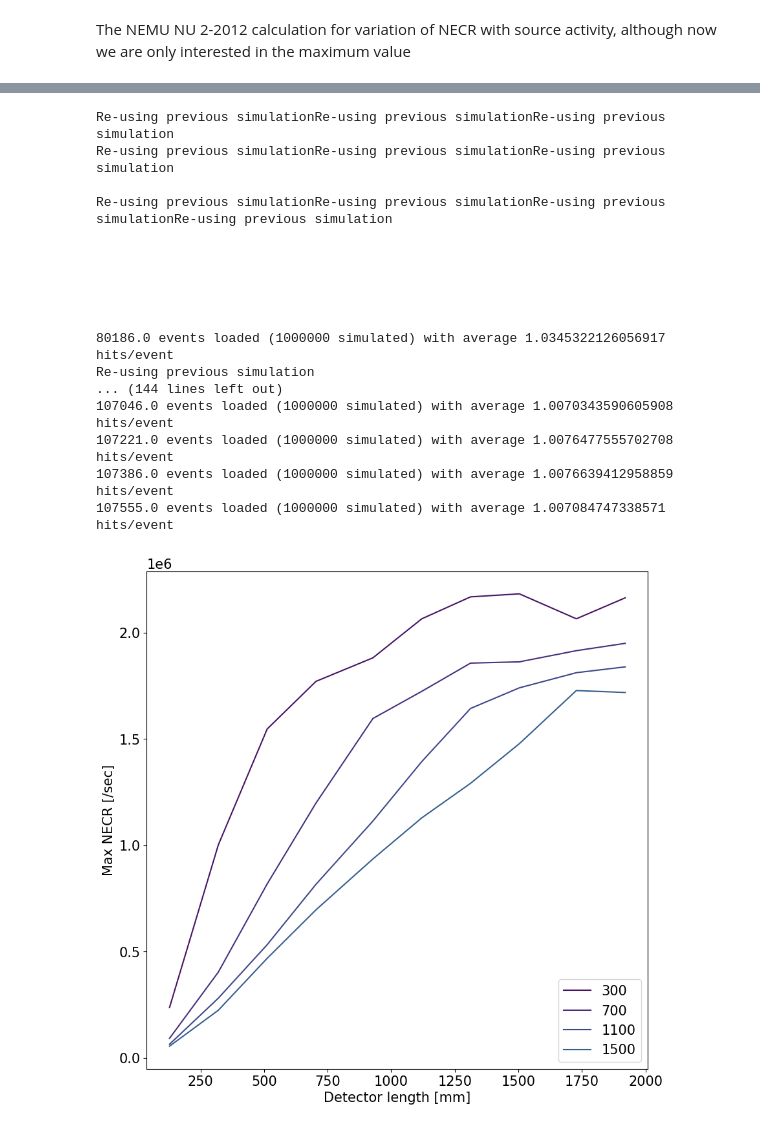
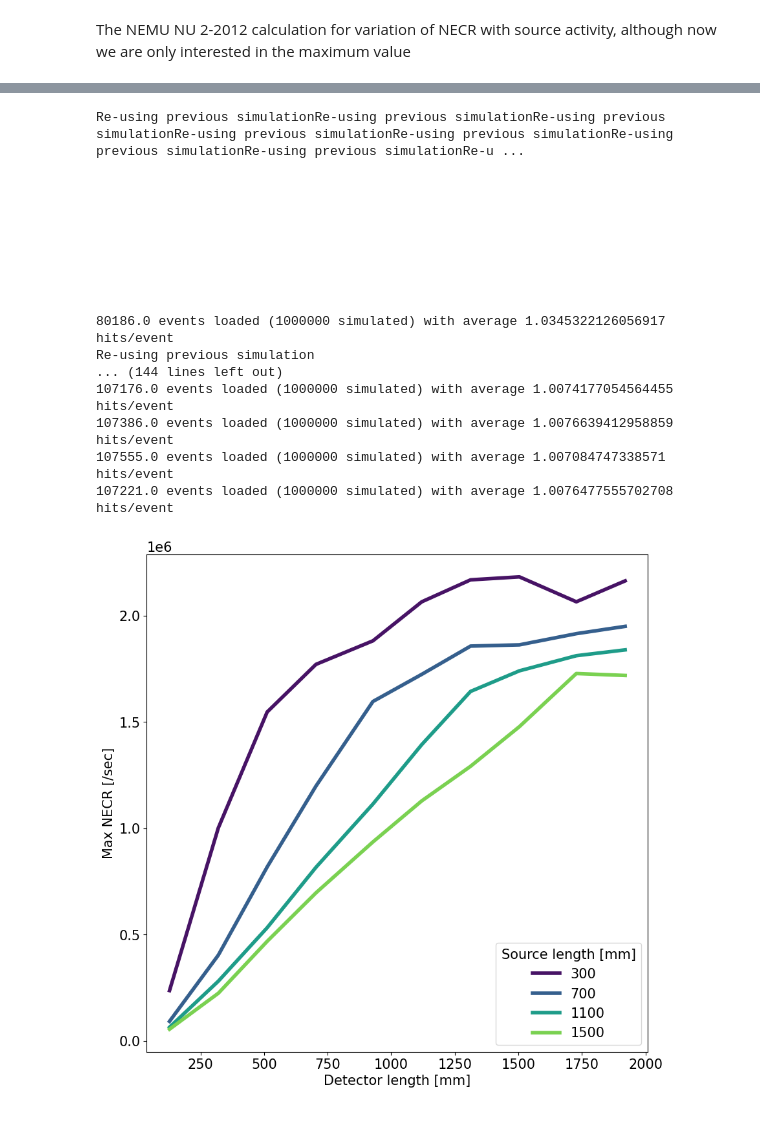
Before and after one commit to bwynneHEP/SimplePetScanner, a Jupyter notebook: analysis/NECRversusLength.ipynb, the cells around one changed output, grey strips where cells are left out. Cells and saved outputs as stored; diff of their text form; code cells hidden in the pictures.

Commit message:
Added the comparison to linear scaling. Plot prettifying

```diff
--- a/analysis/NECRversusLength.ipynb
+++ b/analysis/NECRversusLength.ipynb
@@ -8,7 +8,7 @@ import random
 import numpy as np
 import matplotlib.pyplot as mpl
 myColours=[]
-for colour in mpl.cm.viridis( np.linspace( 0.05, 0.8, 10 ) ):
+for colour in mpl.cm.viridis( np.linspace( 0.05, 0.8, 4 ) ):
     myColours.append( colour )
 mpl.rcParams['axes.prop_cycle'] = mpl.cycler(color=myColours)
 
@@ -96,13 +96,13 @@ detectorLengths = []
 maxNECRlines = []
 trialPhantoms = [ 300, 700, 1100, 1500 ]
 for phantomLength in trialPhantoms:
-    detectorLengths, maxNECR = PeakNECRWithLengthMultiprocess( phantomLength )
+    detectorLengths, maxNECR = PeakNECRWithLengthMultiprocess( phantomLength, simulationWindow=1E-3 )
     maxNECRlines.append( maxNECR )
 # %% [output]
-Re-using previous simulationRe-using previous simulationRe-using previous simulation
-Re-using previous simulationRe-using previous simulationRe-using previous simulation
+Re-using previous simulationRe-using previous simulationRe-using previous simulationRe-using previous simulationRe-using previous simulationRe-using previous simulationRe-using previous simulationRe-u ...
 
-Re-using previous simulationRe-using previous simulationRe-using previous simulationRe-using previous simulation
+
+
 
 
 
@@ -112,18 +112,18 @@ Re-using previous simulationRe-using previous simulationRe-using previous simula
 80186.0 events loaded (1000000 simulated) with average 1.0345322126056917 hits/event
 Re-using previous simulation
 ... (144 lines left out)
-107046.0 events loaded (1000000 simulated) with average 1.0070343590605908 hits/event
-107221.0 events loaded (1000000 simulated) with average 1.0076477555702708 hits/event
+107176.0 events loaded (1000000 simulated) with average 1.0074177054564455 hits/event
 107386.0 events loaded (1000000 simulated) with average 1.0076639412958859 hits/event
 107555.0 events loaded (1000000 simulated) with average 1.007084747338571 hits/event
+107221.0 events loaded (1000000 simulated) with average 1.0076477555702708 hits/event
 # %%
 for i, phantomLength in enumerate( trialPhantoms ):
-    mpl.plot( detectorLengths, maxNECRlines[i], label=phantomLength )
+    mpl.plot( detectorLengths, maxNECRlines[i], label=phantomLength, linewidth=4.0 )
 
 mpl.xlabel( "Detector length [mm]" )
 mpl.ylabel( "Max NECR [/sec]" )
-mpl.legend( trialPhantoms )
+mpl.legend( trialPhantoms, title="Source length [mm]" )
 mpl.gcf().set_size_inches( 10, 10 )
 mpl.show()
 # %% [output]
-[figure, old version]
+[figure, new version]
```
Also changed, not shown: parts of 3 cells of this notebook.
